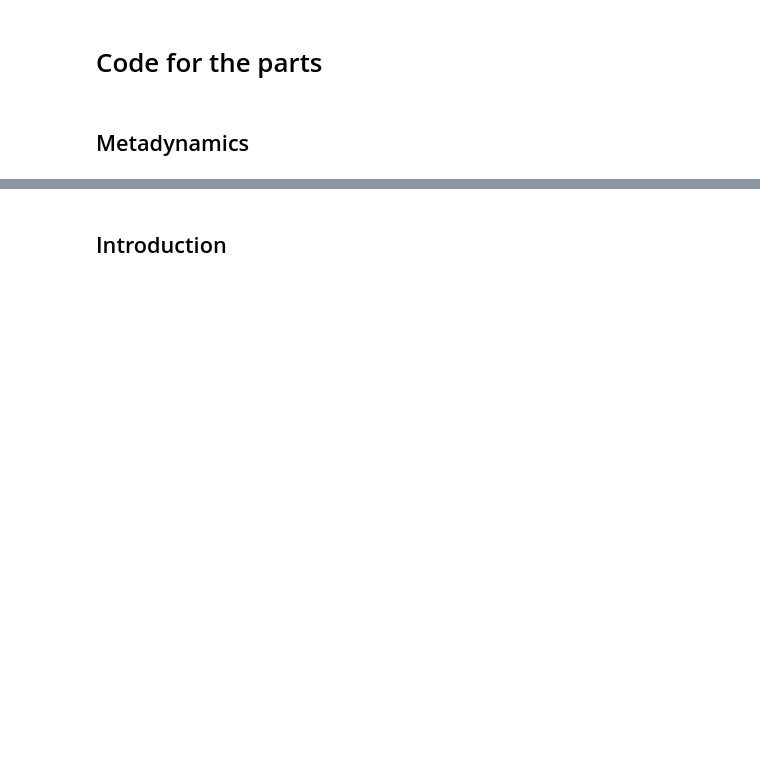
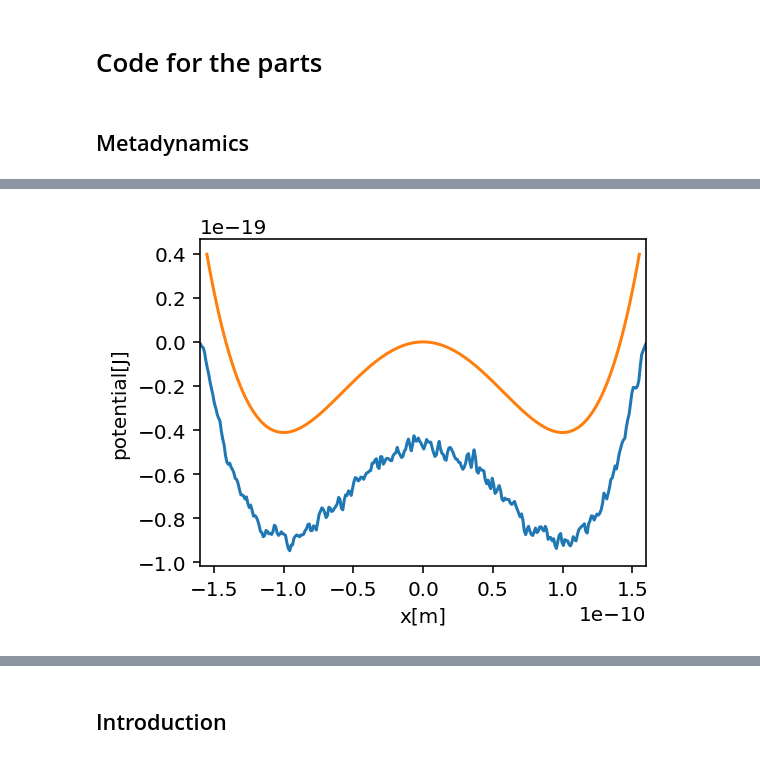
Before and after one commit to netanelbachar/metadynamic_final_project, a Jupyter notebook: ReportProjFinal.ipynb, the cells around one changed output, grey strips where cells are left out. Drawn from its saved outputs; the diff is of its cells as text; code cells hidden in the pictures; blank space fills up the shorter version.

```diff
--- a/ReportProjFinal.ipynb
+++ b/ReportProjFinal.ipynb
@@ -82,0 +96,17 @@ plt.tight_layout()
+# %%
+fig = plt.figure(figsize=(4,3), dpi=144)
+plt.xlabel('x[m]')
+plt.ylabel('potential[J]')
+plt.xlim(-1.6e-10, 1.6e-10)
+
+plt.plot(xgrid, -FES)
+
+A = 4.11e20
+B = 8.22
+x = np.linspace(-1.55e-10, 1.55e-10, 1000)
+V = A*x**4 - B*x**2
+plt.plot(x, V)
+
+# plt.savefig('Final/FES.png', bbox_inches='tight')
+# %% [output]
+[figure, added]
```
Also changed, not shown: parts of 10 cells of this notebook, 6 other files.
